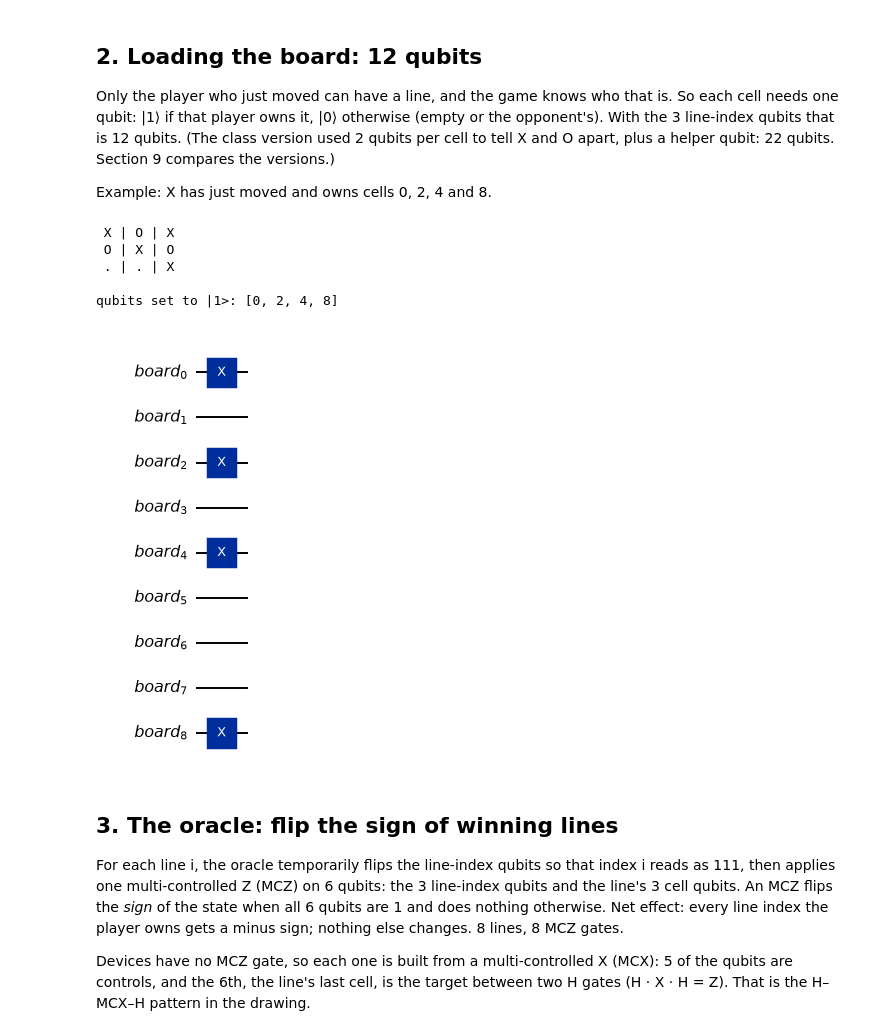
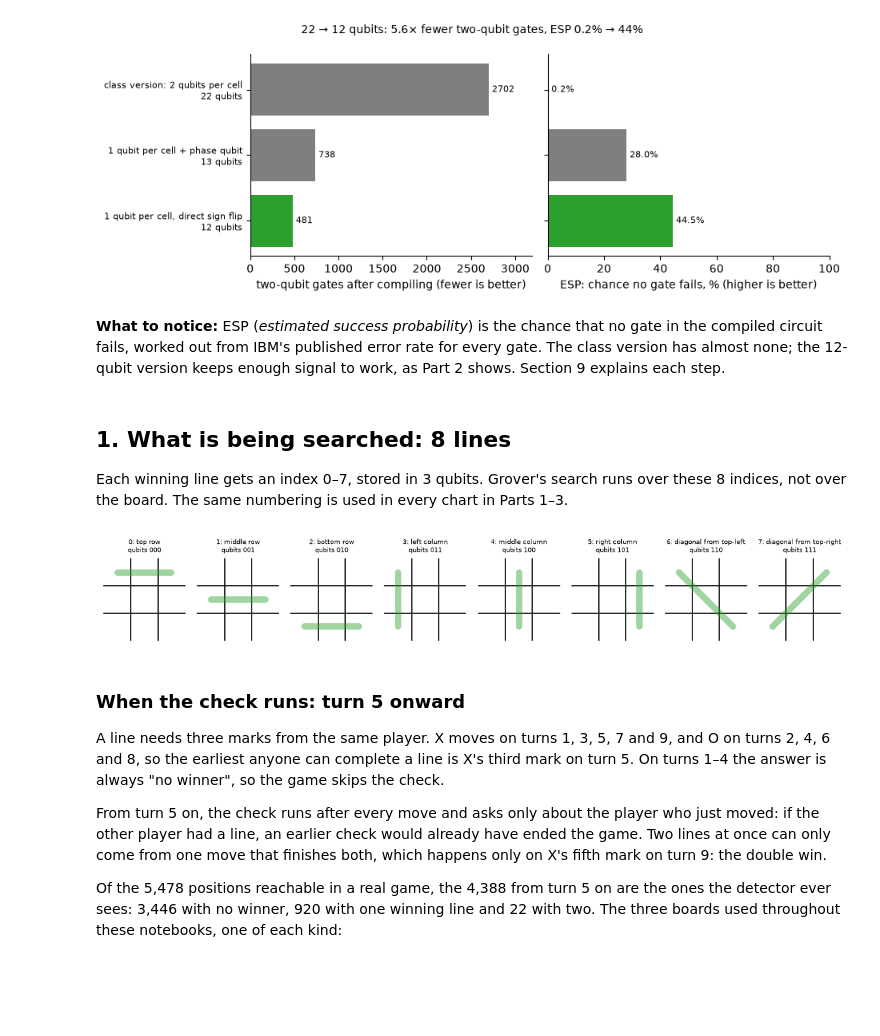
Before and after one commit to RyanPrax/Quantum-TicTacToe, a Jupyter notebook: notebooks/01_how_it_works.ipynb, the cells around one changed output. Cells and saved outputs as stored; diff of their text form; code cells hidden in the pictures; blank space fills up the shorter version.

Commit message:
docs(notebooks): rerun with shared plots, move class submission to legacy

```diff
--- a/notebooks/01_how_it_works.ipynb
+++ b/notebooks/01_how_it_works.ipynb
@@ -92,40 +63,50 @@ line and 22 with two.
+# %%
+# The circuit's three versions, compiled for fake_kingston (a simulated copy of IBM's ibm_kingston), best of 5.
+kingston = get_backend("fake_kingston", seed=SEED, transpile_seeds=5)
+empty = [EMPTY] * 9
+versions = {
+    "class version: 2 qubits per cell": build_search_circuit("full", empty),
+    "1 qubit per cell + phase qubit": build_phase_kickback_circuit(empty, X),
+    "1 qubit per cell, direct sign flip": build_search_circuit("player", empty, X),
+}
+compiled = {name: (qc, kingston.metrics(kingston.transpile(qc))) for name, qc in versions.items()}
+rows = [(name, qc.num_qubits, m.two_qubit_gates, 10 ** m.log10_esp) for name, (qc, m) in compiled.items()]
+(_, q0, g0, e0), (_, q1, g1, e1) = rows[0], rows[-1]
+plots.circuit_versions(rows, f"{q0} → {q1} qubits: {g0 / g1:.1f}× fewer two-qubit gates, ESP {e0:.1%} → {e1:.0%}")
+plt.show()
+# %% [output]
+[figure, added]
+# %% [markdown]
+**What to notice:** ESP (*estimated success probability*) is the chance that
+no gate in the compiled circuit fails, worked out from IBM's published error
+rate for every gate. The class version has almost none; the 12-qubit version
+keeps enough signal to work, as Part 2 shows. Section 9 explains each step.
 # %% [markdown]
-## 2. Loading the board: 12 qubits
+## 1. What is being searched: 8 lines
 
-Only the player who just moved can have a line, and the game knows who that
-is. So each cell needs one qubit: |1⟩ if that player owns it, |0⟩ otherwise
-(empty or the opponent's). With the 3 line-index qubits that is 12 qubits.
-(The class version used 2 qubits per cell to tell X and O apart, plus a helper
-qubit: 22 qubits. Section 9 compares the versions.)
-
-Example: X has just moved and owns cells 0, 2, 4 and 8.
+Each winning line gets an index 0–7, stored in 3 qubits. Grover's search runs
+over these 8 indices, not over the board. The same numbering is used in every
+chart in Parts 1–3.
 # %%
-board = CASES["Single win"]
-print(show(board), end="\n\n")
-board_reg = QuantumRegister(9, "board")
-encoder = QuantumCircuit(board_reg)
-encode_player_board(encoder, board_reg, board, X)
-print("qubits set to |1>:", [encoder.find_bit(i.qubits[0]).index for i in encoder.data])
-encoder.draw("mpl", scale=0.7)
+plots.line_key()
+plt.show()
 # %% [output]
- X | O | X
- O | X | O
- . | . | X
-
-qubits set to |1>: [0, 2, 4, 8]
-[figure, old version]
+[figure, new version]
 # %% [markdown]
-## 3. The oracle: flip the sign of winning lines
+### When the check runs: turn 5 onward
 
-For each line i, the oracle temporarily flips the line-index qubits so that
-index i reads as 111, then applies one multi-controlled Z (MCZ) on 6 qubits:
-the 3 line-index qubits and the line's 3 cell qubits. An MCZ flips the *sign*
-of the state when all 6 qubits are 1 and does nothing otherwise. Net effect:
-every line index the player owns gets a minus sign; nothing else changes.
-8 lines, 8 MCZ gates.
+A line needs three marks from the same player. X moves on turns 1, 3, 5, 7 and 9,
+and O on turns 2, 4, 6 and 8, so the earliest anyone can complete a line is X's
+third mark on turn 5. On turns 1–4 the answer is always "no winner", so the
+game skips the check.
 
-Devices have no MCZ gate, so each one is built from a multi-controlled X
-(MCX): 5 of the qubits are controls, and the 6th, the line's last cell, is the
-target between two H gates (H · X · H = Z). That is the H–MCX–H pattern in the
-drawing.
+From turn 5 on, the check runs after every move and asks only about the player
+who just moved: if the other player had a line, an earlier check would already
+have ended the game. Two lines at once can only come from one move that
+finishes both, which happens only on X's fifth mark on turn 9: the double win.
+
+Of the 5,478 positions reachable in a real game, the 4,388 from turn 5 on are
+the ones the detector ever sees: 3,446 with no winner, 920 with one winning
+line and 22 with two. The three boards used throughout these notebooks, one of
+each kind:
 # %%
```
Also changed, not shown: parts of 48 cells of this notebook, 6 other files.
